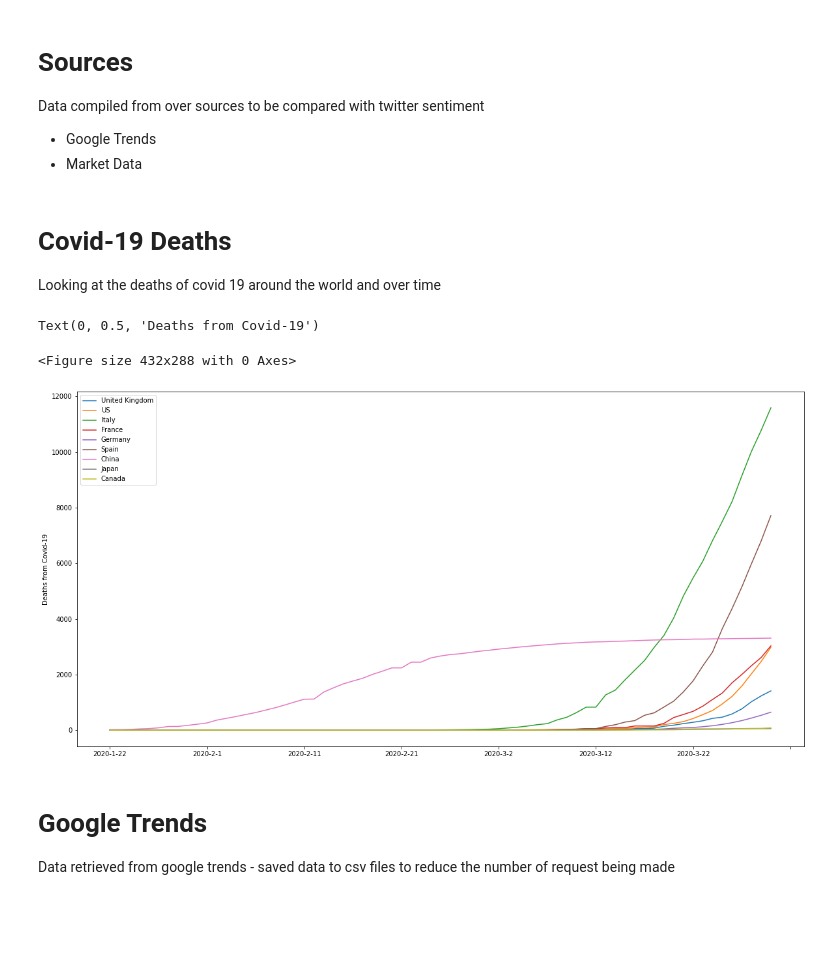
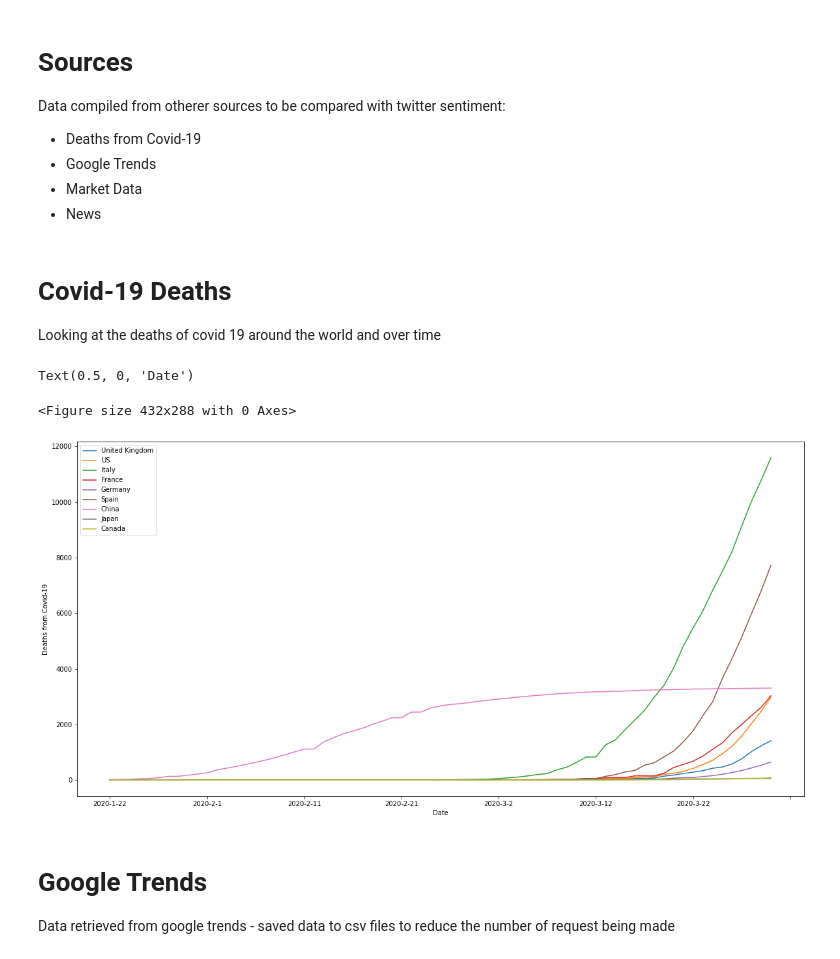
Before and after one commit to wray27/Coronavirus-Sentiment, a Jupyter notebook: notebooks/Sources.ipynb, the cells around one changed output. Drawn from its saved outputs; the diff is of its cells as text; code cells hidden in the pictures; blank space fills up the shorter version.

Commit message:
added some news data

```diff
--- a/notebooks/Sources.ipynb
+++ b/notebooks/Sources.ipynb
@@ -1,9 +1,11 @@
 # %% [markdown]
 # Sources
 
-Data compiled from over sources to be compared with twitter sentiment
+Data compiled from otherer sources to be compared with twitter sentiment:
+* Deaths from Covid-19
 * Google Trends
 * Market Data
+* News
 # %%
 import sys, os
 import pandas as pd
@@ -24,25 +28,26 @@ Looking at the deaths of covid 19 around the world and over time
 # %%
 # JSON time-series of coronavirus cases (confirmed, deaths and recovered) per country - updated daily on github
 with urllib.request.urlopen("https://pomber.github.io/covid19/timeseries.json") as url:
     data = json.loads(url.read().decode())
 
 # creates a data fram for the deaths per country and on what day, confirmed cases and recoveries are available
 # deaths are the most important indicator as testing is not widely available
 index = [x['date'] for x in data['Afghanistan']]
 columns = [x for x in data.keys()]
 data = [[data[x][d]['deaths'] for x in data.keys()] for d in range(len(data['Afghanistan']))]
 df = pd.DataFrame(data, index=index, columns=columns)
 
 
 # plotting graph with reduced number of countries
 df = df[['United Kingdom', 'US', 'Italy', 'France', 'Germany', 'Spain', 'China', 'Japan', 'Canada']]
 plt.figure()
 ax = df.plot( figsize=(20,10))
 ax.set_ylabel('Deaths from Covid-19')
+ax.set_xlabel('Date')
 # %% [output]
-Text(0, 0.5, 'Deaths from Covid-19')
+Text(0.5, 0, 'Date')
 <Figure size 432x288 with 0 Axes>
-[figure, old version]
+[figure, new version]
 # %% [markdown]
 # Google Trends
 
```
Also changed, not shown: parts of 3 cells of this notebook, 3 other files.
